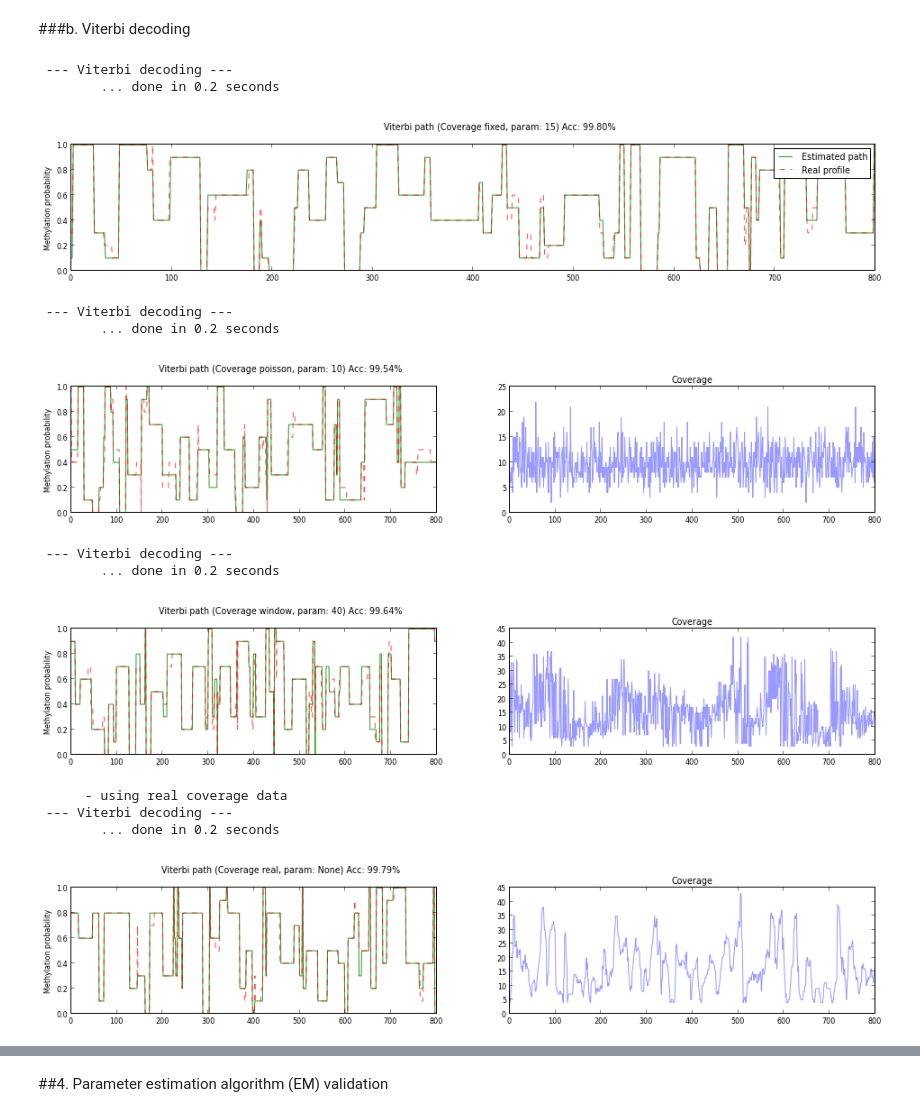
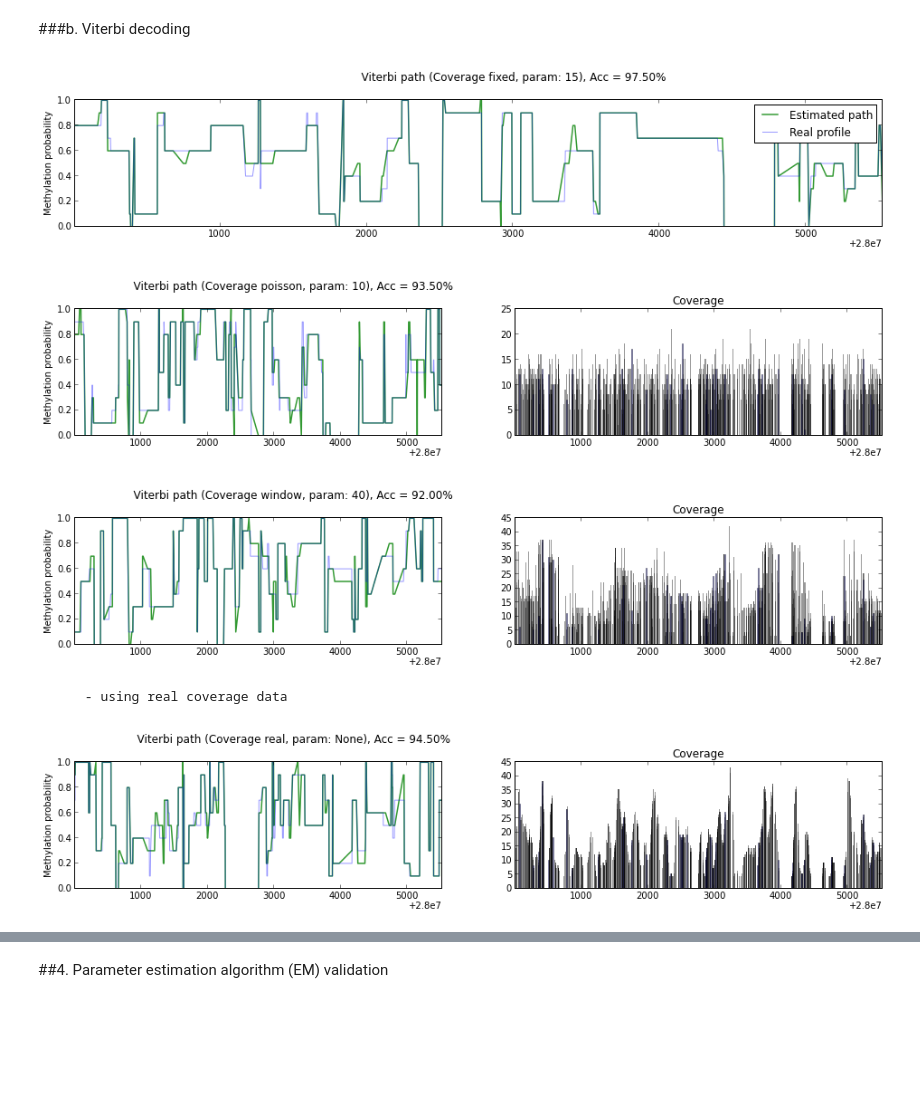
Before and after one commit to madbessoul/bshmm, a Jupyter notebook: bshmm.ipynb, the cells around one changed output, grey strips where cells are left out. Drawn from its saved outputs; the diff is of its cells as text; code cells hidden in the pictures; blank space fills up the shorter version.

```diff
--- a/bshmm.ipynb
+++ b/bshmm.ipynb
@@ -137,27 +137,19 @@ show()
 ###b. Viterbi decoding
 # %%
 path, obs, cov = model.generateData(meth_data['cov'], cov_type="fixed", seq_length = L, fix_cov_val=15)
-best_path = model.decode(obs, cov, method="viterbi", graph=True, real_path = path)
+best_path, acc = model.decode(meth_data['pos'], obs, cov, method="viterbi", graph=True, real_path = path)
 
 path, obs, cov = model.generateData(meth_data['cov'], cov_type="poisson", seq_length = L, lam=10)
-best_path = model.decode(obs, cov, method="viterbi", graph=True, real_path = path)
+best_path, acc = model.decode(meth_data['pos'], obs, cov, method="viterbi", graph=True, real_path = path)
 
 path, obs, cov = model.generateData(meth_data['cov'], cov_type="window", seq_length = L, window_size=40)
-best_path = model.decode(obs, cov, method="viterbi", graph=True, real_path = path)
+best_path, acc = model.decode(meth_data['pos'], obs, cov, method="viterbi", graph=True, real_path = path)
 
 path, obs, cov = model.generateData(meth_data['cov'], cov_type="real", seq_length = L)
-best_path = model.decode(obs, cov, method="viterbi", graph=True, real_path = path)
+best_path, acc = model.decode(meth_data['pos'], obs, cov, method="viterbi", graph=True, real_path = path)
 # %% [output]
+[figure, new version]
+[figure, new version]
+[figure, new version]
- --- Viterbi decoding ---
-        ... done in 0.2 seconds
+      - using real coverage data
-[figure, old version]
- --- Viterbi decoding ---
-        ... done in 0.2 seconds
-[figure, old version]
- --- Viterbi decoding ---
-        ... done in 0.2 seconds
-[figure, old version]
-      - using real coverage data
- --- Viterbi decoding ---
-        ... done in 0.2 seconds
-[figure, old version]
+[figure, new version]
```
Also changed, not shown: parts of 5 cells of this notebook.
